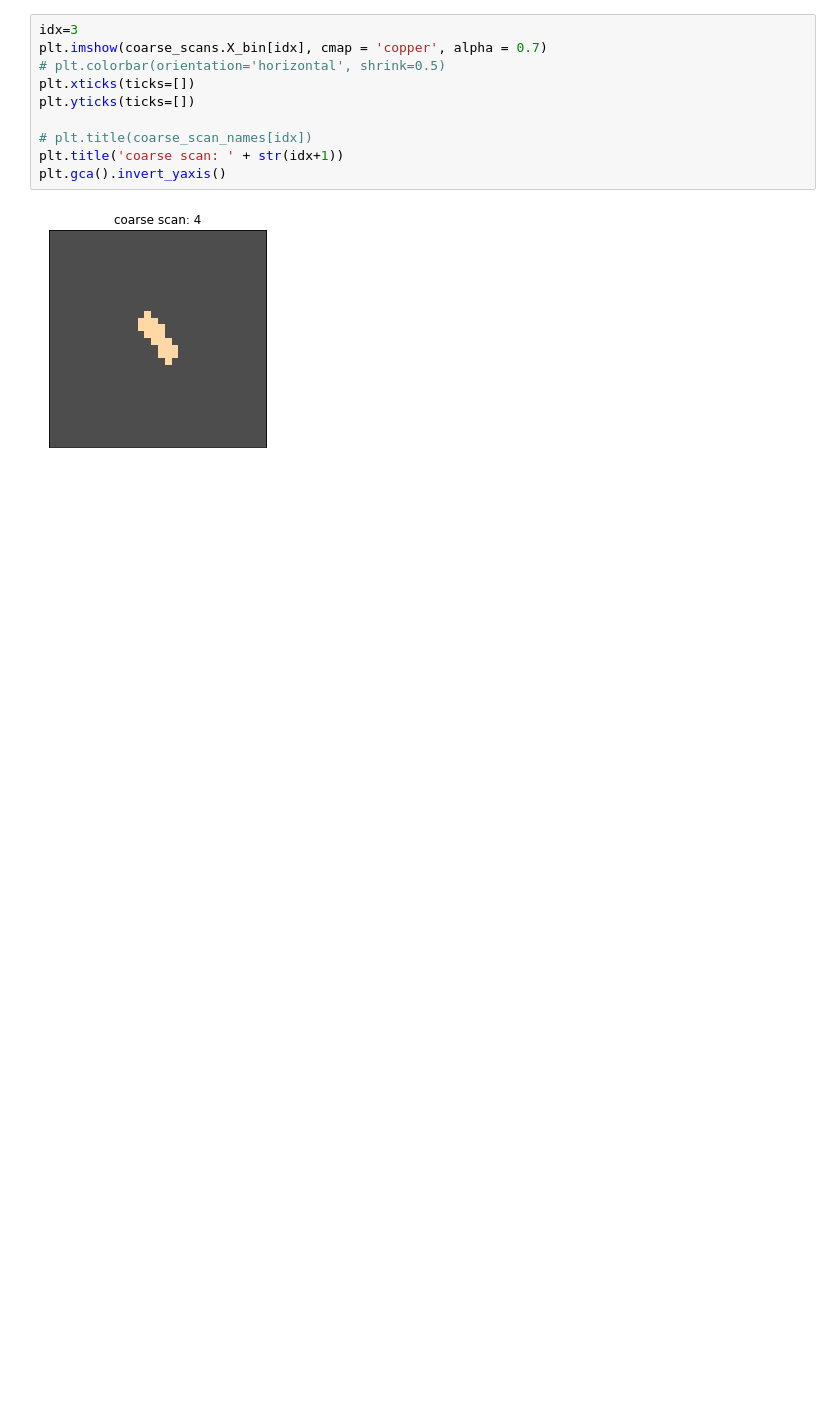
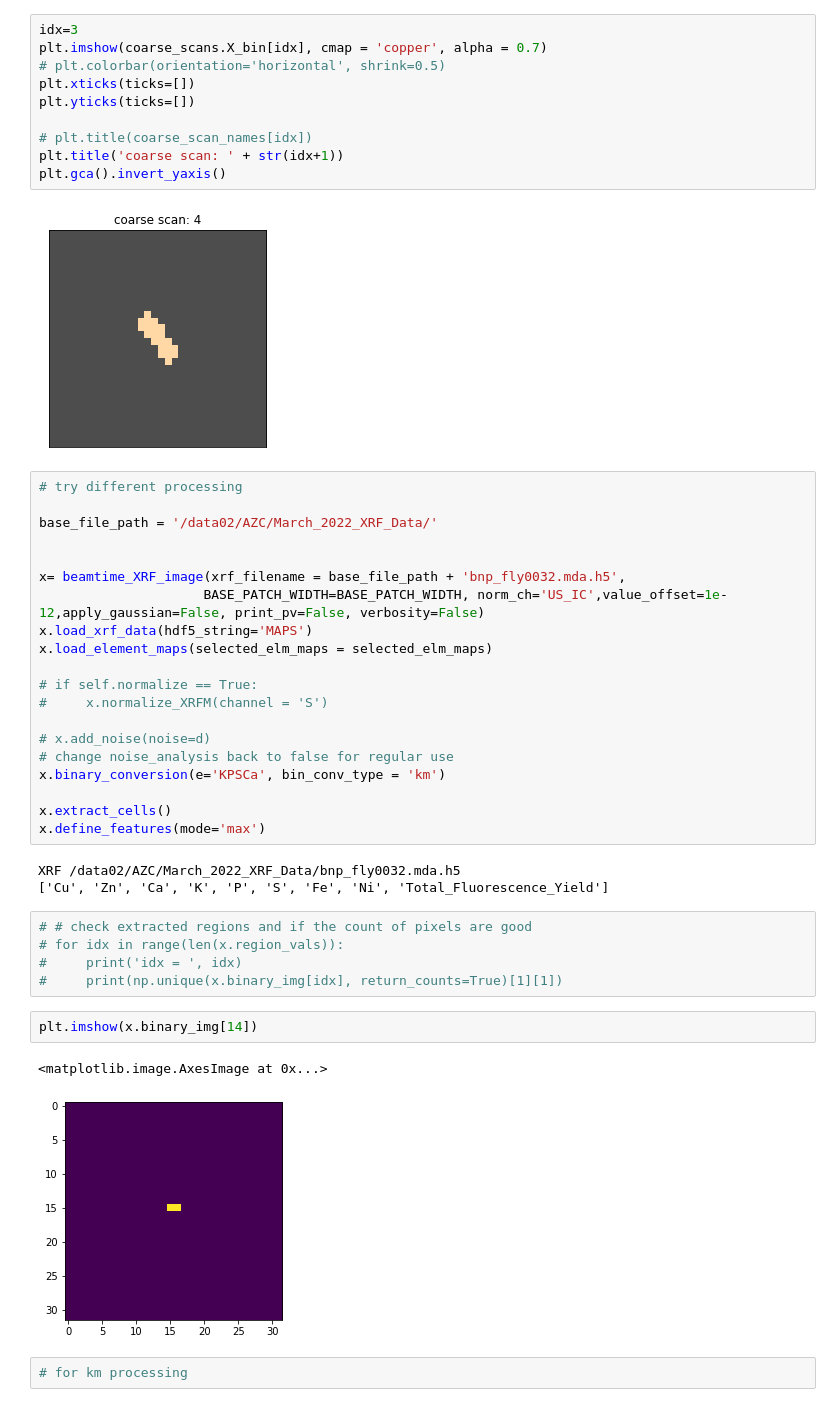
Before and after one commit to arshadzahangirchowdhury/ROI-Finder, a Jupyter notebook: flx_workflows/Segmentation_Figures.ipynb, the cells around one changed output. Cells and saved outputs as stored; diff of their text form; blank space fills up the shorter version.

```diff
--- a/flx_workflows/Segmentation_Figures.ipynb
+++ b/flx_workflows/Segmentation_Figures.ipynb
@@ -173,3 +179,38 @@ plt.title('coarse scan: ' + str(idx+1))
 plt.gca().invert_yaxis()
 # %% [output]
 [figure]
+# %%
+# try different processing
+
+base_file_path = '/data02/AZC/March_2022_XRF_Data/'
+
+
+x= beamtime_XRF_image(xrf_filename = base_file_path + 'bnp_fly0032.mda.h5',
+                     BASE_PATCH_WIDTH=BASE_PATCH_WIDTH, norm_ch='US_IC',value_offset=1e-12,apply_gaussian=False, print_pv=False, verbosity=False)
+x.load_xrf_data(hdf5_string='MAPS')
+x.load_element_maps(selected_elm_maps = selected_elm_maps)
+
+# if self.normalize == True:
+#     x.normalize_XRFM(channel = 'S')
+
+# x.add_noise(noise=d)
+# change noise_analysis back to false for regular use
+x.binary_conversion(e='KPSCa', bin_conv_type = 'km')
+
+x.extract_cells()
+x.define_features(mode='max')
+# %% [output]
+XRF /data02/AZC/March_2022_XRF_Data/bnp_fly0032.mda.h5
+['Cu', 'Zn', 'Ca', 'K', 'P', 'S', 'Fe', 'Ni', 'Total_Fluorescence_Yield']
+# %%
+# # check extracted regions and if the count of pixels are good
+# for idx in range(len(x.region_vals)):
+#     print('idx = ', idx)
+#     print(np.unique(x.binary_img[idx], return_counts=True)[1][1])
+# %%
+plt.imshow(x.binary_img[14])
+# %% [output]
+<matplotlib.image.AxesImage at 0x...>
+[figure, added]
+# %%
+# for km processing
```
Also changed, not shown: parts of 10 cells of this notebook, 9 other files.
